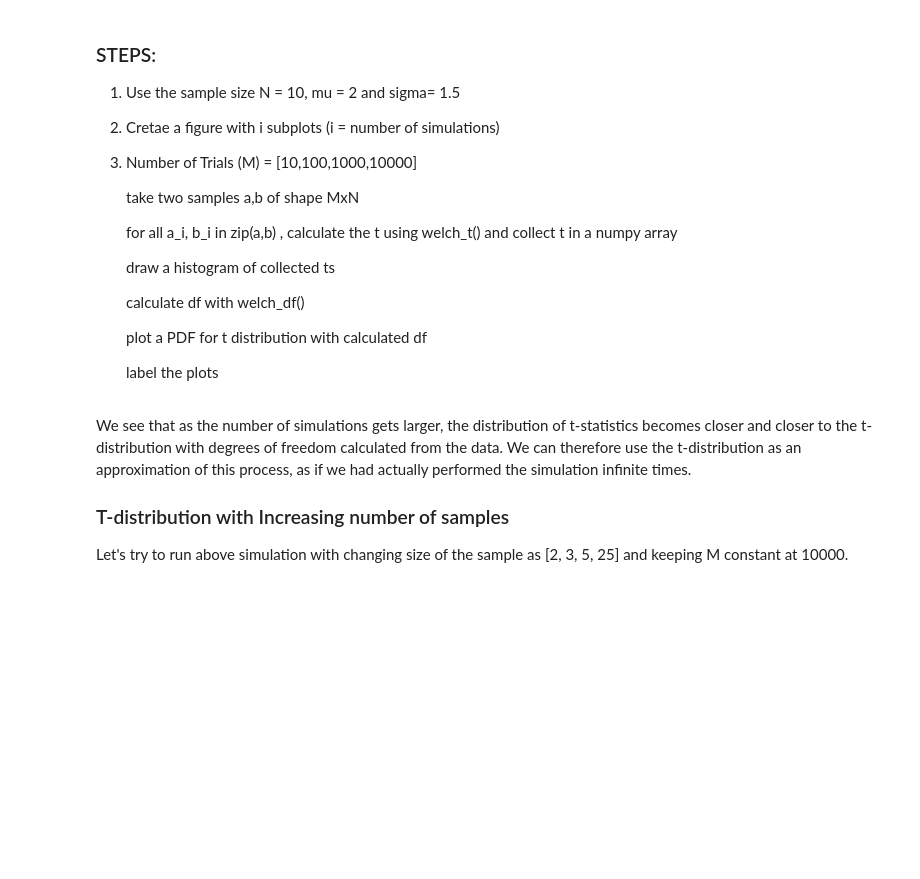
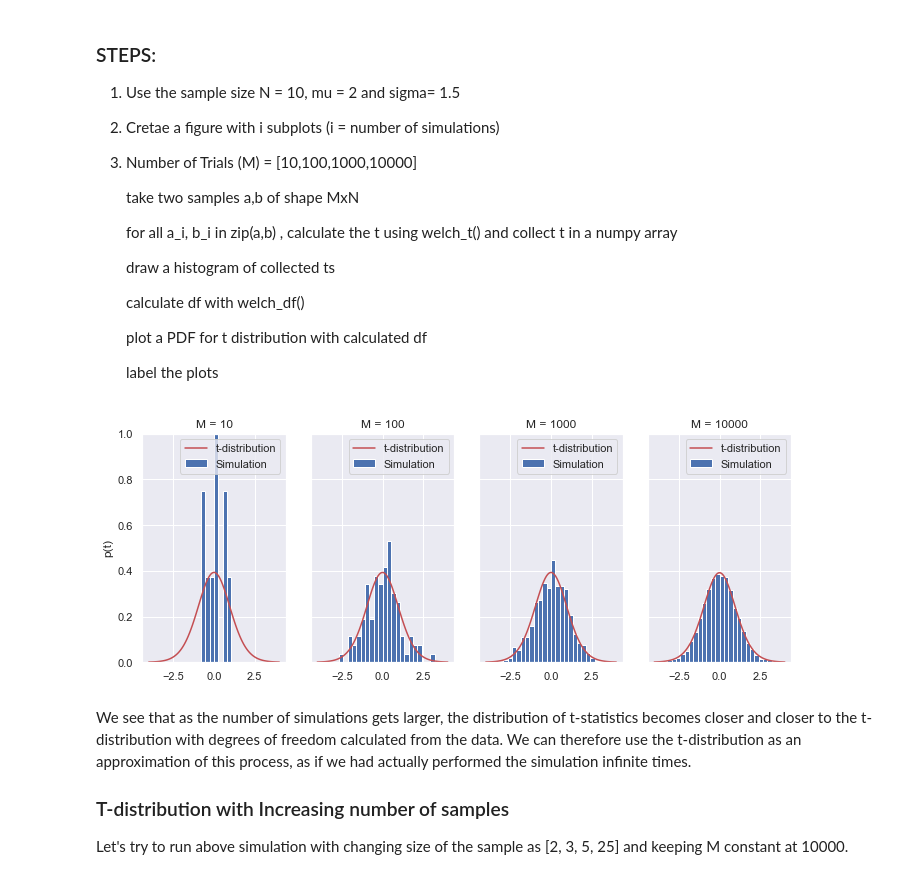
Before and after one commit to MissAle17/dsc-2-20-14-effect-size-p-values-and-power-lab-online-ds-sp-000, a Jupyter notebook: index.ipynb, the cells around one changed output. Cells and saved outputs as stored; diff of their text form; code cells hidden in the pictures; blank space fills up the shorter version.

```diff
--- a/index.ipynb
+++ b/index.ipynb
@@ -119,8 +119,8 @@ def welch_df(a, b):
     n1 = a.size
     n2 = b.size
 
-    numer = (s1/n1)+(s2/n2)**2
-    denom = ((s1/n1)**2/n1-1)+((s2/n2)**2/n2-1)
+    numer = ((s1/n1)+(s2/n2))**2
+    denom = (s1/n1)**2/(n1-1)+(s2/n2)**2/(n2-1)
 
     df = numer/denom
     return df
@@ -156,20 +156,32 @@ Let's plot the distribution of t for increasing number of simulations to give us
 # %%
 np.random.seed(10)
 
 N = 10 # Sample size
 mu, sig = 2, 1.5
-fig, axes = plt.subplots(figsize=(10,3.5), ncols=4, sharey=True)
+fig, axes = plt.subplots(figsize=(10,4), ncols=4, sharey=True)
 for ax, M in zip(axes, [10, 100, 1000, 10000]):
 
     # Generate samples as arrays of shape M*N
+    a = np.random.randn(M,N)*sig+mu
+    b = np.random.randn(M,N)*sig + mu
+    # Calculate a set of Welch t values from samples and plot a histogram
+    t_stats = np.array([welch_t(a_i, b_i) for a_i, b_i in zip(a, b)])
+    ax.hist(t_stats, range=(-4,4), bins=30, normed=True, label='Simulation')
 
-    # Calculate a set of Welch t values from samples and plot a histogram
 
     # Calculate Welch df for plotting t distribution
-
+    df = welch_df(a[0,:], b[0,:])
+    x = np.linspace(-4, 4, 100)
+    ax.plot(x, stats.t.pdf(x, df), color='r', label='t-distribution')
 
     # Label the plot and axes
-    None
+    ax.set_title("M = {}".format(M))
+    ax.set_ylim(0,1)
+    ax.set_x_ = ax.legend()
+    axes[0].set_ylabel("p(t)")
+fig.tight_layout()
+# %% [output]
+[figure, added]
 # %% [markdown]
 We see that as the number of simulations gets larger, the distribution of t-statistics becomes closer and closer to the t-distribution with degrees of freedom calculated from the data. We can therefore use the t-distribution as an approximation of this process, as if we had actually performed the simulation infinite times.
 
```
Also changed, not shown: parts of 9 cells of this notebook.
